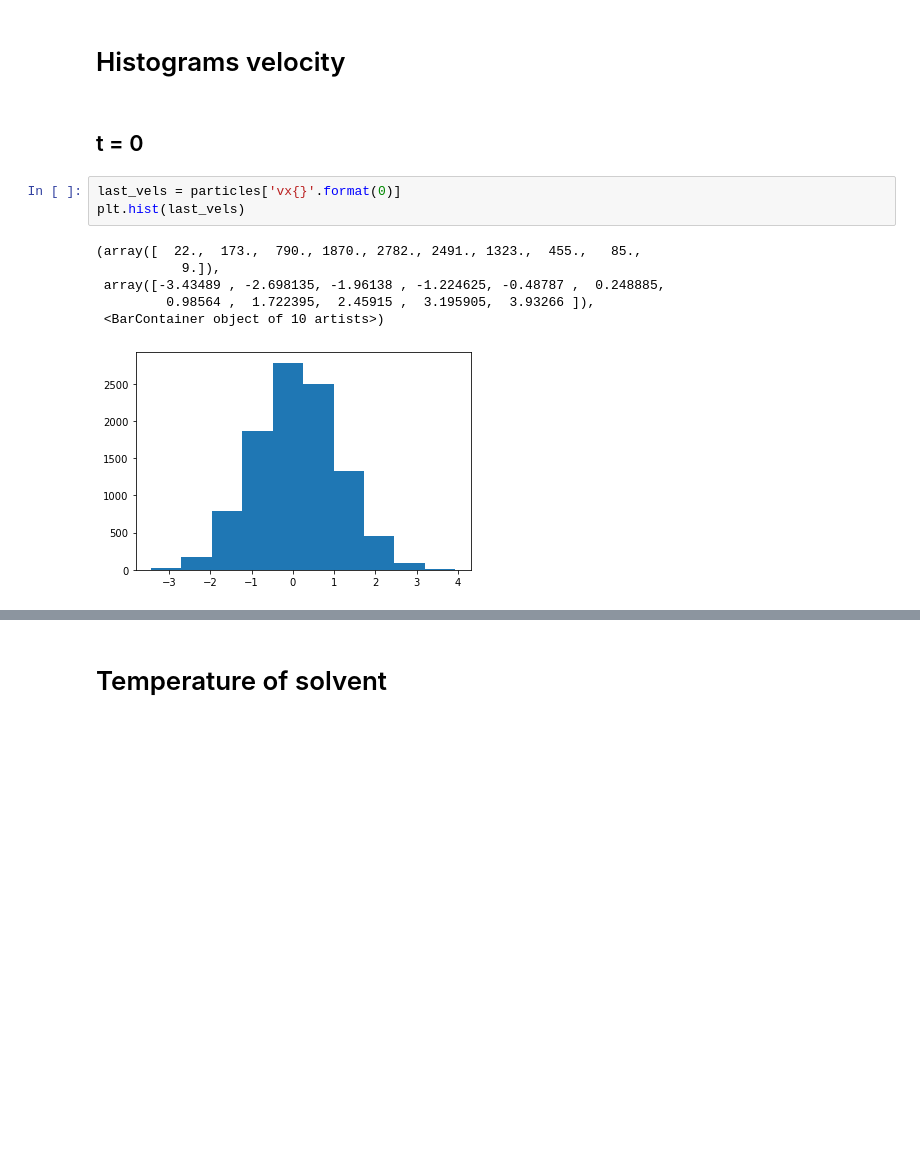
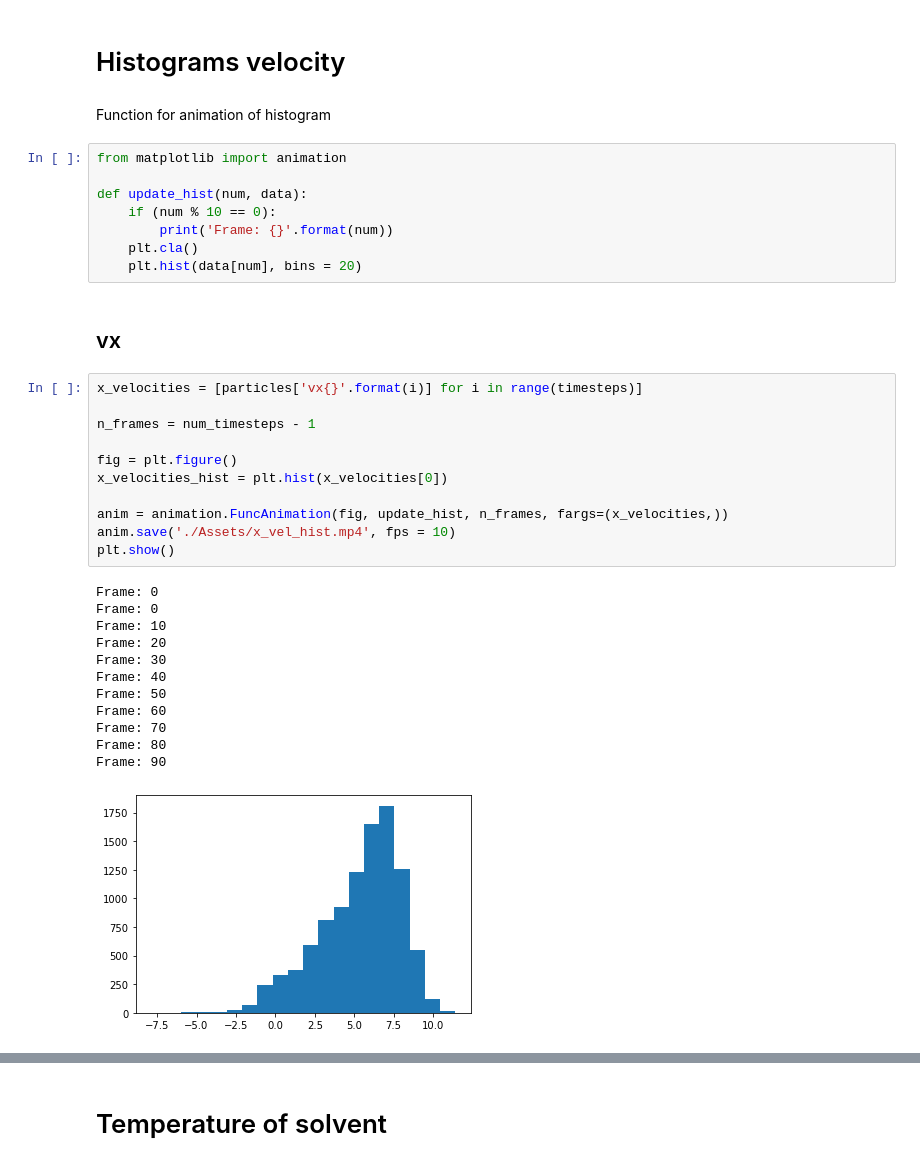
Before and after one commit to SaphCode/MPCD, a Jupyter notebook: Analysis/thesis.ipynb, the cells around one changed output, grey strips where cells are left out. Cells and saved outputs as stored; diff of their text form; blank space fills up the shorter version.

```diff
--- a/Analysis/thesis.ipynb
+++ b/Analysis/thesis.ipynb
@@ -622,15 +634,39 @@ plt.plot(y, x)
 [figure]
 # %% [markdown]
 # Histograms velocity
-# %% [markdown]
-## t = 0
-# %%
-last_vels = particles['vx{}'.format(0)]
-plt.hist(last_vels)
-# %% [output]
-(array([  22.,  173.,  790., 1870., 2782., 2491., 1323.,  455.,   85.,
-           9.]),
- array([-3.43489 , -2.698135, -1.96138 , -1.224625, -0.48787 ,  0.248885,
-         0.98564 ,  1.722395,  2.45915 ,  3.195905,  3.93266 ]),
- <BarContainer object of 10 artists>)
-[figure, removed]
+# %% [markdown]
+Function for animation of histogram
+# %%
+from matplotlib import animation
+
+def update_hist(num, data):
+    if (num % 10 == 0):
+        print('Frame: {}'.format(num))
+    plt.cla()
+    plt.hist(data[num], bins = 20)
+# %% [markdown]
+## vx
+# %%
+x_velocities = [particles['vx{}'.format(i)] for i in range(timesteps)]
+
+n_frames = num_timesteps - 1
+
+fig = plt.figure()
+x_velocities_hist = plt.hist(x_velocities[0])
+
+anim = animation.FuncAnimation(fig, update_hist, n_frames, fargs=(x_velocities,))
+anim.save('./Assets/x_vel_hist.mp4', fps = 10)
+plt.show()
+# %% [output]
+Frame: 0
+Frame: 0
+Frame: 10
+Frame: 20
+Frame: 30
+Frame: 40
+Frame: 50
+Frame: 60
+Frame: 70
+Frame: 80
+Frame: 90
+[figure, added]
```
Also changed, not shown: parts of 32 cells of this notebook, 38 other files.
